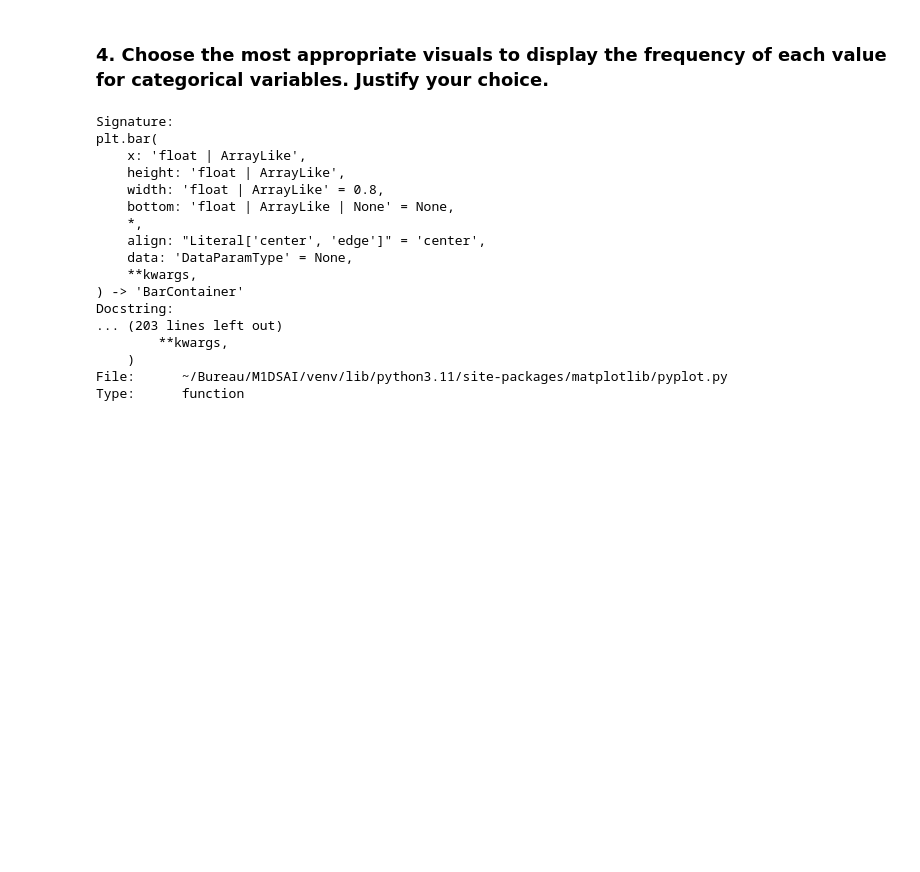
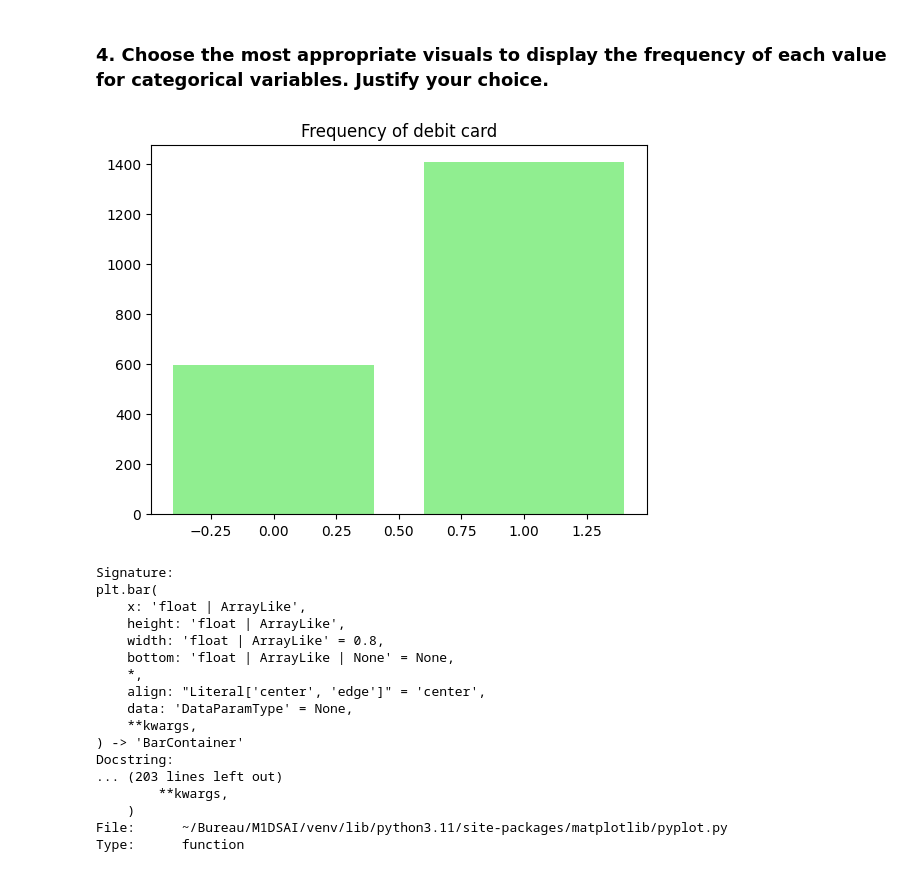
Before and after one commit to maramgueye/datascience_with_python, a Jupyter notebook: Final_Assessment_Gueye_Maram_studentID.ipynb, the cells around one changed output. Cells and saved outputs as stored; diff of their text form; code cells hidden in the pictures; blank space fills up the shorter version.

```diff
--- a/Final_Assessment_Gueye_Maram_studentID.ipynb
+++ b/Final_Assessment_Gueye_Maram_studentID.ipynb
@@ -207,5 +218,12 @@ plt.show()
 # %% [markdown]
 ### 4. Choose the most appropriate visuals to display the frequency of each value for categorical variables. Justify your choice.
+# %%
+counts = data['debit card'].value_counts()
+plt.bar(counts.index, counts.values, color='lightgreen')
+plt.title('Frequency of debit card')
+plt.show()
+# %% [output]
+[figure, added]
 # %%
 plt.bar??
 # %% [output]
```
Also changed, not shown: parts of 27 cells of this notebook.
